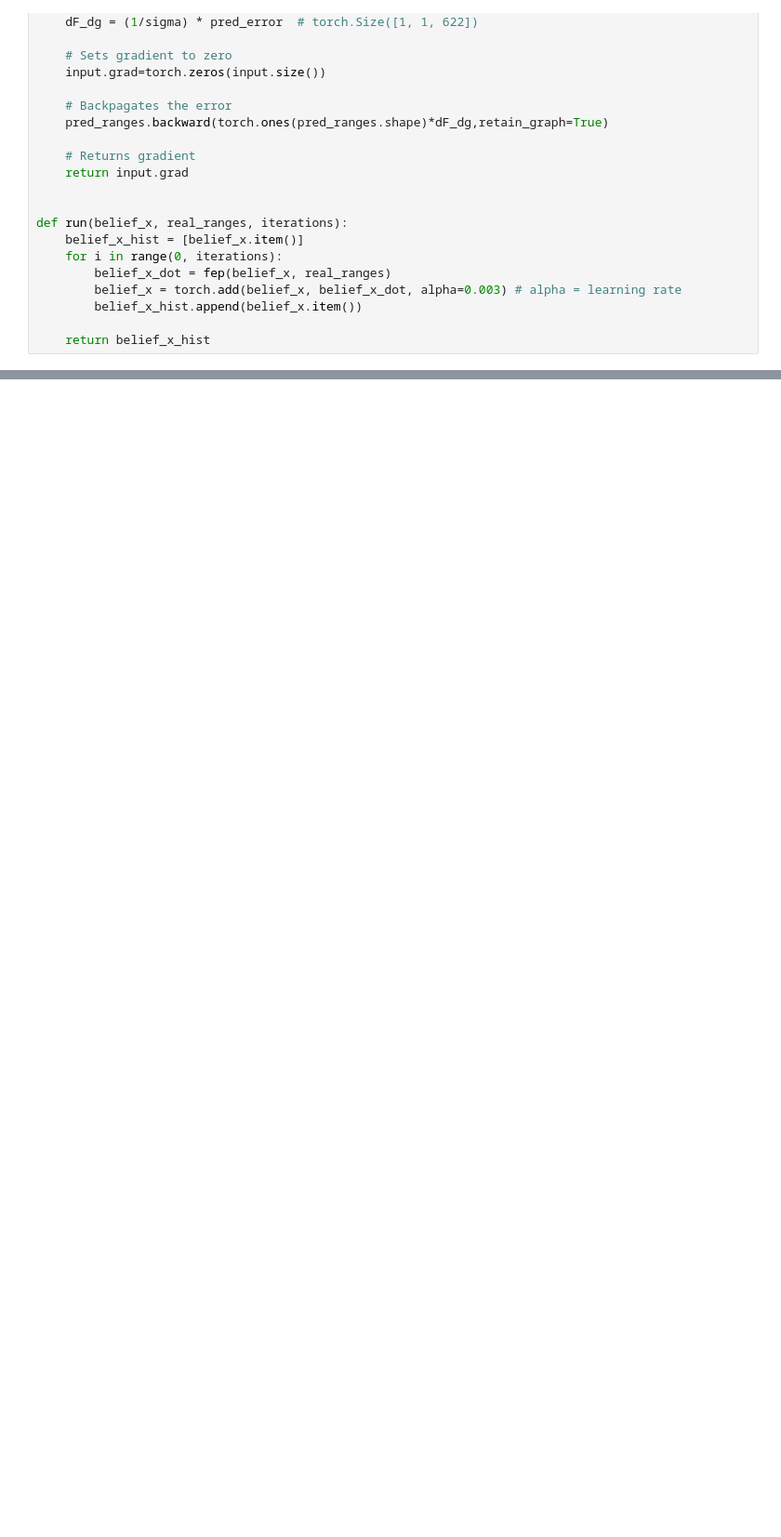
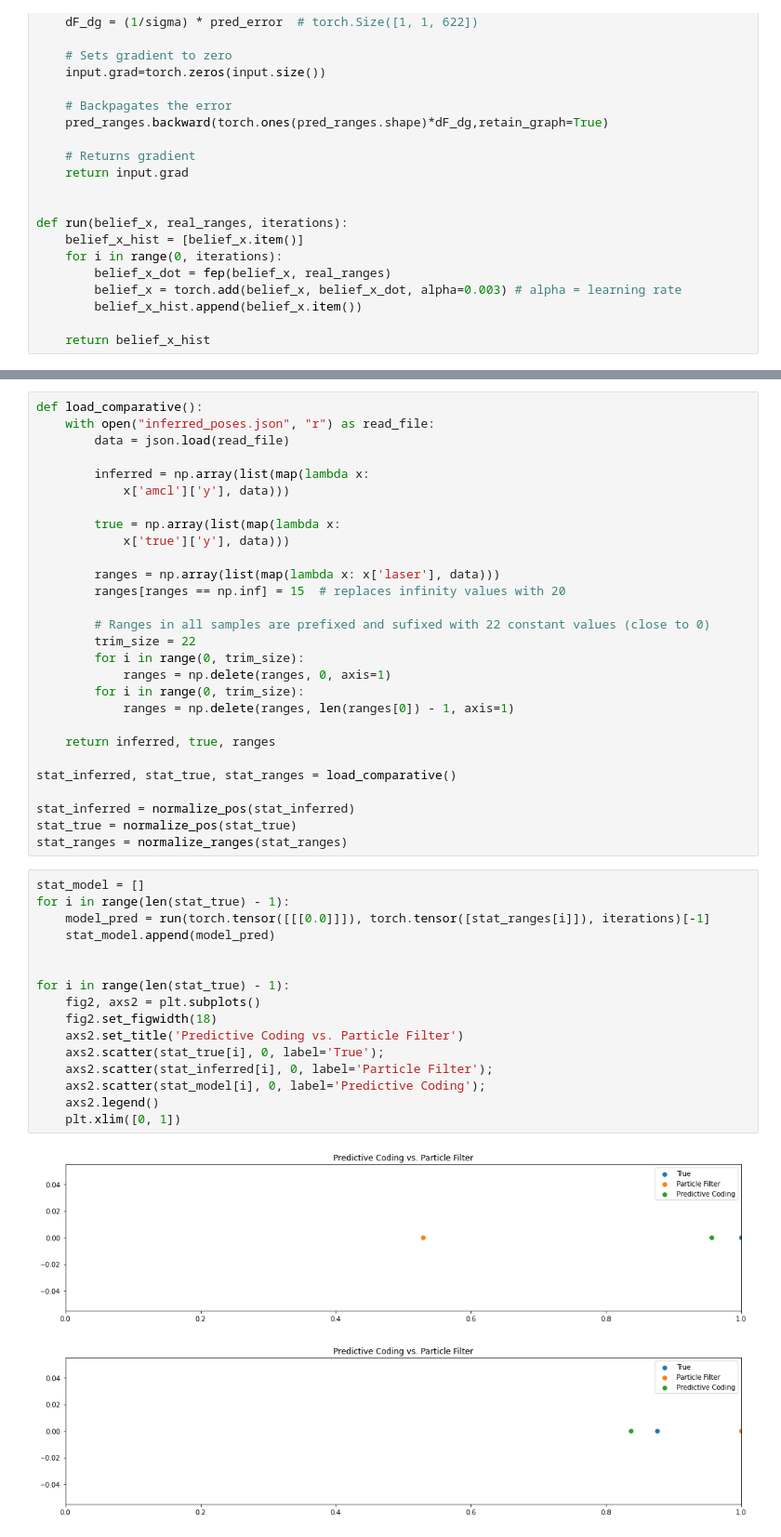
Before and after one commit to daniel-burghardt/predictive-coding-slam, a Jupyter notebook: ANN_&_FEP_model_Corridor.ipynb, the cells around one changed output, grey strips where cells are left out. Shown at 93% size. Drawn from its saved outputs; the diff is of its cells as text; blank space fills up the shorter version.

Commit message:
statistics vs particle filter

```diff
--- a/ANN_&_FEP_model_Corridor.ipynb
+++ b/ANN_&_FEP_model_Corridor.ipynb
@@ -372,3 +376,50 @@ Real x: 0.3071260306242639
 Initial belief of x: -16.0
 Final belief of x: 0.3184171834684417
 [figure]
+# %%
+def load_comparative():
+    with open("inferred_poses.json", "r") as read_file:
+        data = json.load(read_file)
+
+        inferred = np.array(list(map(lambda x:
+            x['amcl']['y'], data)))
+
+        true = np.array(list(map(lambda x:
+            x['true']['y'], data)))
+
+        ranges = np.array(list(map(lambda x: x['laser'], data)))
+        ranges[ranges == np.inf] = 15  # replaces infinity values with 20
+
+        # Ranges in all samples are prefixed and sufixed with 22 constant values (close to 0)
+        trim_size = 22
+        for i in range(0, trim_size):
+            ranges = np.delete(ranges, 0, axis=1)
+        for i in range(0, trim_size):
+            ranges = np.delete(ranges, len(ranges[0]) - 1, axis=1)
+
+    return inferred, true, ranges
+
+stat_inferred, stat_true, stat_ranges = load_comparative()
+
+stat_inferred = normalize_pos(stat_inferred)
+stat_true = normalize_pos(stat_true)
+stat_ranges = normalize_ranges(stat_ranges)
+# %%
+stat_model = []
+for i in range(len(stat_true) - 1):
+    model_pred = run(torch.tensor([[[0.0]]]), torch.tensor([stat_ranges[i]]), iterations)[-1]
+    stat_model.append(model_pred)
+
+
+for i in range(len(stat_true) - 1):
+    fig2, axs2 = plt.subplots()
+    fig2.set_figwidth(18)
+    axs2.set_title('Predictive Coding vs. Particle Filter')
+    axs2.scatter(stat_true[i], 0, label='True');
+    axs2.scatter(stat_inferred[i], 0, label='Particle Filter');
+    axs2.scatter(stat_model[i], 0, label='Predictive Coding');
+    axs2.legend()
+    plt.xlim([0, 1])
+# %% [output]
+[figure, added]
+[figure, added]
```
Also changed, not shown: parts of 3 cells of this notebook, 1 other file.
